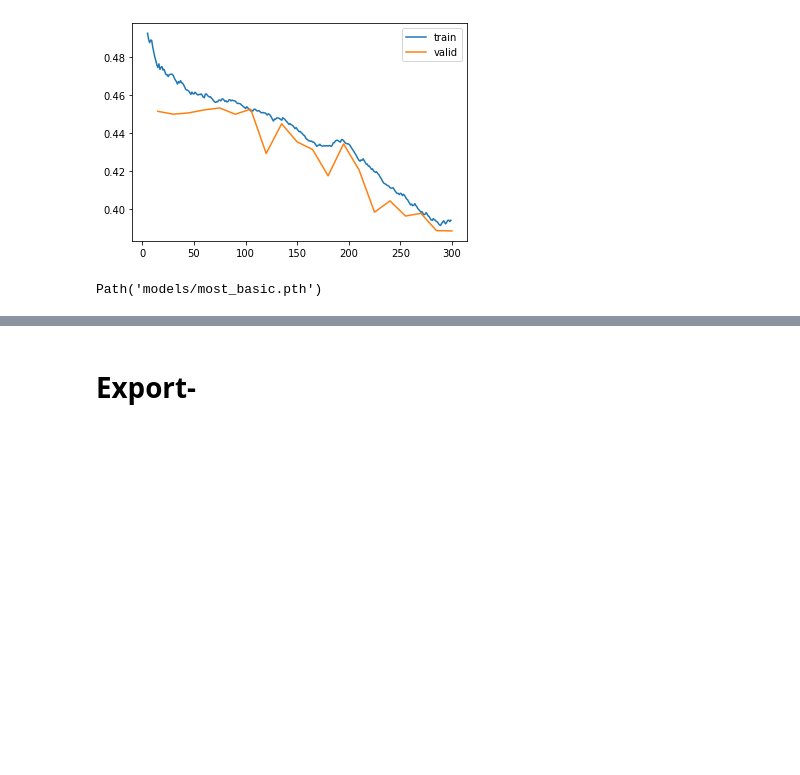
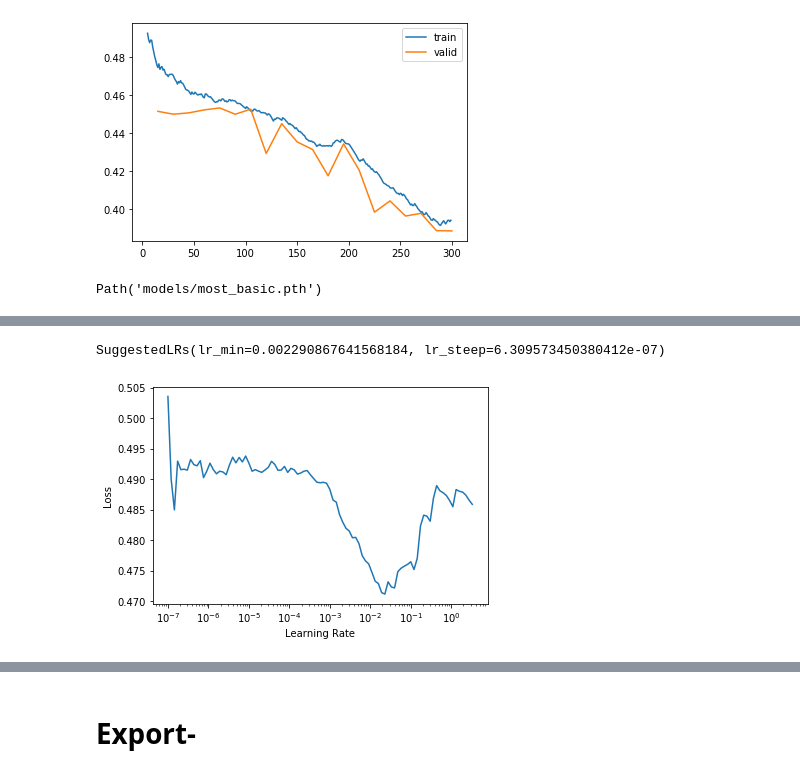
Before and after one commit to BorjaRequena/AnDi-unicorns, a Jupyter notebook: nbs/01_models.ipynb, the cells around one changed output, grey strips where cells are left out. Cells and saved outputs as stored; diff of their text form; code cells hidden in the pictures; blank space fills up the shorter version.

Commit message:
Advances in models
Included baseline model, LSTM-based model, LSTM with concat pooling and LSTM with concat pooling and some regularization

```diff
--- a/nbs/01_models.ipynb
+++ b/nbs/01_models.ipynb
@@ -12,0 +28,3 @@ from fastai.text.all import *
+# %%
+df = load_data(task=1, dim=1)
+x, y = df.loc[:, 'x'], df.loc[:, 'y']
@@ -79,0 +113,26 @@ Path('models/most_basic.pth')
+# %%
+#export
+class ConcatPoolLSTM(Module):
+    "LSTM with last, avg & max pooling."
+    def __init__(self, dim, h_size, vocab_sz, n_layers=1, bidir=False, yrange=(0, 2.05), pad_value=0):
+        self.pad_value = pad_value
+        self.rnn = nn.LSTM(dim, h_size, n_layers, batch_first=True, bidirectional=bidir)
+        self.h_o = nn.Linear(3*h_size, vocab_sz)
+        self.sigmoid = SigmoidRange(*yrange)
+
+    def forward(self, x):
+        res, h = self.rnn(x)
+        for h_ in h: h_.detach()
+        mask = x == self.pad_value
+        pool = mask_concat_pool(res, mask)
+        out = self.h_o(pool)
+        return self.sigmoid(out).squeeze()
+
+def mask_concat_pool(output, mask):
+    "Pool output of RNN with padding mask into one tensor [last_pool, avg_pool, max_pool]"
+    lens = output.shape[1] - mask.sum(dim=1) + 1
+    out_with_0 = output.masked_fill(mask, 0)
+    out_with_inf = output.masked_fill(mask, -float('inf'))
+    avg_pool = out_with_0.sum(dim=1).div_(lens.type(out_with_0.type()))
+    max_pool = out_with_inf.max(dim=1)[0]
+    return torch.cat([output[:, -1], avg_pool, max_pool], 1)
@@ -79,0 +142,9 @@ Path('models/most_basic.pth')
+# %%
+bs = 256
+dls = get_discriminative_dls(1, dim=1, bs=bs)
+my_lstm = ConcatPoolLSTM(dim=1, h_size=200, vocab_sz=1, n_layers=2)
+# %%
+learn = Learner(dls, my_lstm, loss_func=L1LossFlat(), path=Path(".."))
+# %%
+learn.lr_find()
+# %% [output]
@@ -79,0 +152,2 @@ Path('models/most_basic.pth')
+SuggestedLRs(lr_min=0.002290867641568184, lr_steep=6.309573450380412e-07)
+[figure, added]
```
Also changed, not shown: parts of 24 cells of this notebook, 5 other files.
